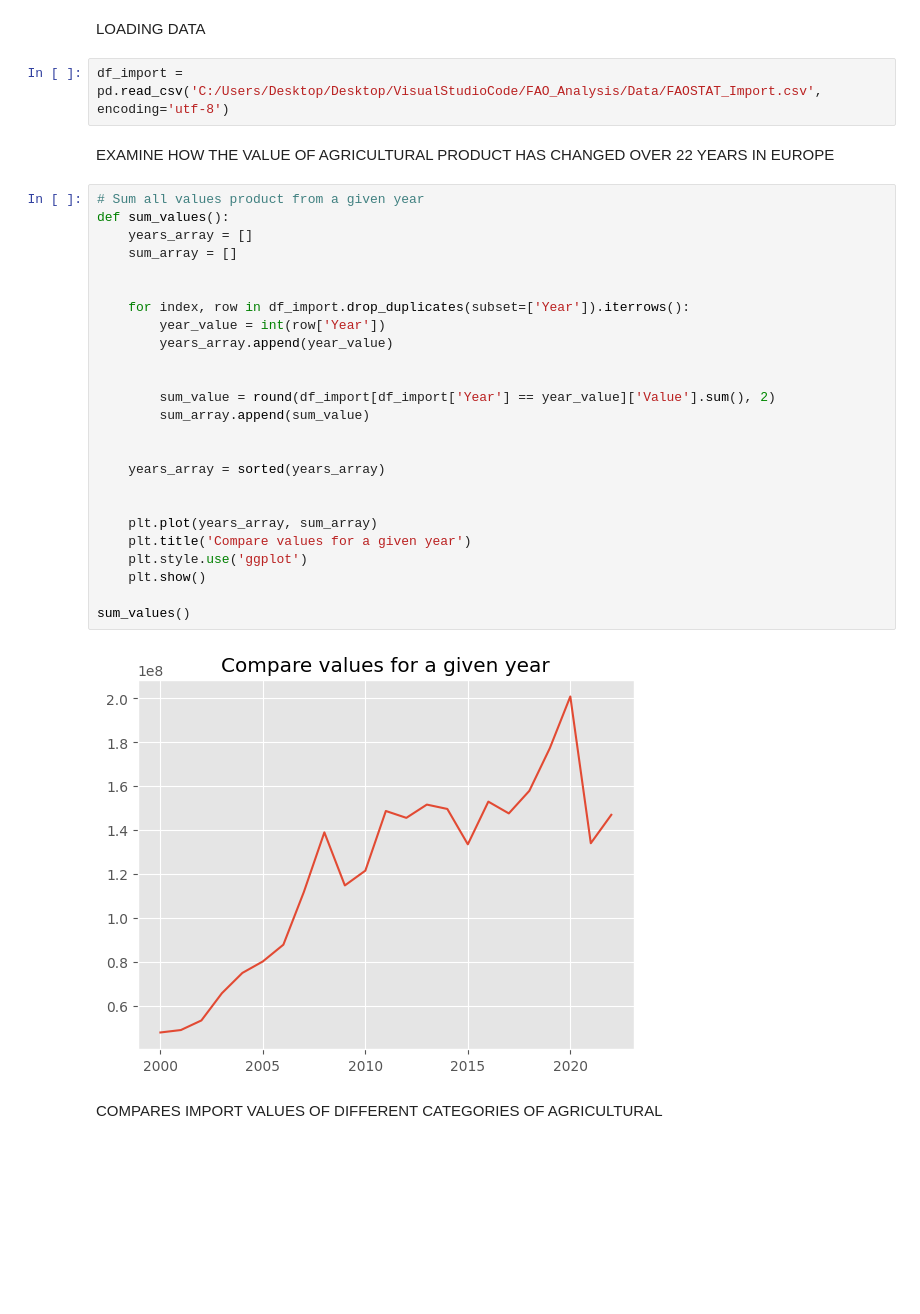
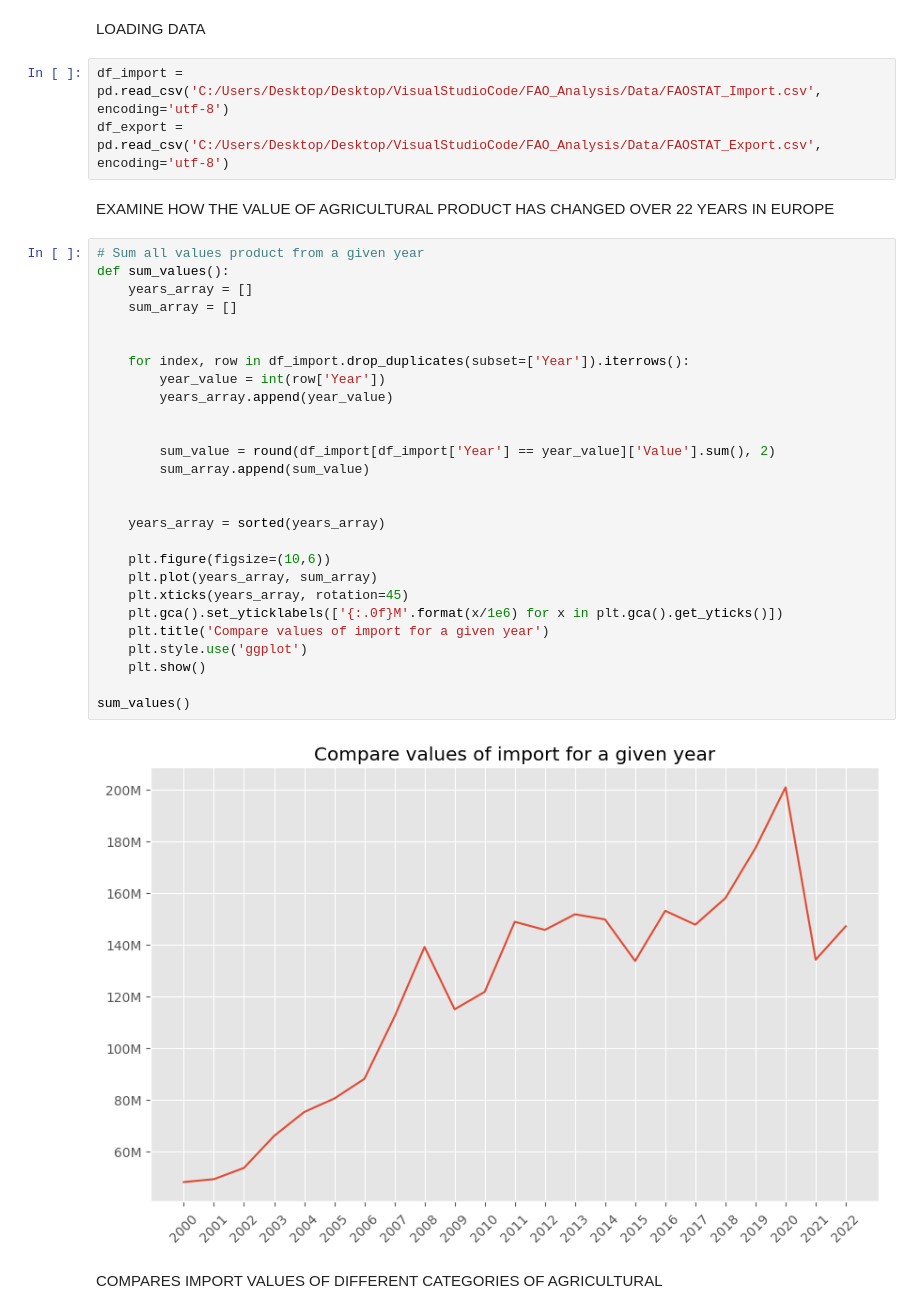
Before and after one commit to PiotrHazior/FAO_Analysis, a Jupyter notebook: Main.ipynb, the cells around one changed output. Cells and saved outputs as stored; diff of their text form; blank space fills up the shorter version.

```diff
--- a/Main.ipynb
+++ b/Main.ipynb
@@ -8,35 +8,38 @@ import matplotlib.pyplot as plt
 LOADING DATA
 # %%
 df_import = pd.read_csv('C:/Users/Desktop/Desktop/VisualStudioCode/FAO_Analysis/Data/FAOSTAT_Import.csv', encoding='utf-8')
+df_export = pd.read_csv('C:/Users/Desktop/Desktop/VisualStudioCode/FAO_Analysis/Data/FAOSTAT_Export.csv', encoding='utf-8')
 # %% [markdown]
 EXAMINE HOW THE VALUE OF AGRICULTURAL PRODUCT HAS CHANGED OVER 22 YEARS IN EUROPE
 # %%
 # Sum all values product from a given year
 def sum_values():
     years_array = []
     sum_array = []
 
 
     for index, row in df_import.drop_duplicates(subset=['Year']).iterrows():
         year_value = int(row['Year'])
         years_array.append(year_value)
 
 
         sum_value = round(df_import[df_import['Year'] == year_value]['Value'].sum(), 2)
         sum_array.append(sum_value)
 
 
     years_array = sorted(years_array)
 
-
+    plt.figure(figsize=(10,6))
     plt.plot(years_array, sum_array)
-    plt.title('Compare values for a given year')
+    plt.xticks(years_array, rotation=45)
+    plt.gca().set_yticklabels(['{:.0f}M'.format(x/1e6) for x in plt.gca().get_yticks()])
+    plt.title('Compare values of import for a given year')
     plt.style.use('ggplot')
     plt.show()
 
 sum_values()
 # %% [output]
-[figure, old version]
+[figure, new version]
 # %% [markdown]
 COMPARES IMPORT VALUES OF DIFFERENT CATEGORIES OF AGRICULTURAL
 # %%
```
Also changed, not shown: parts of 18 cells of this notebook.
